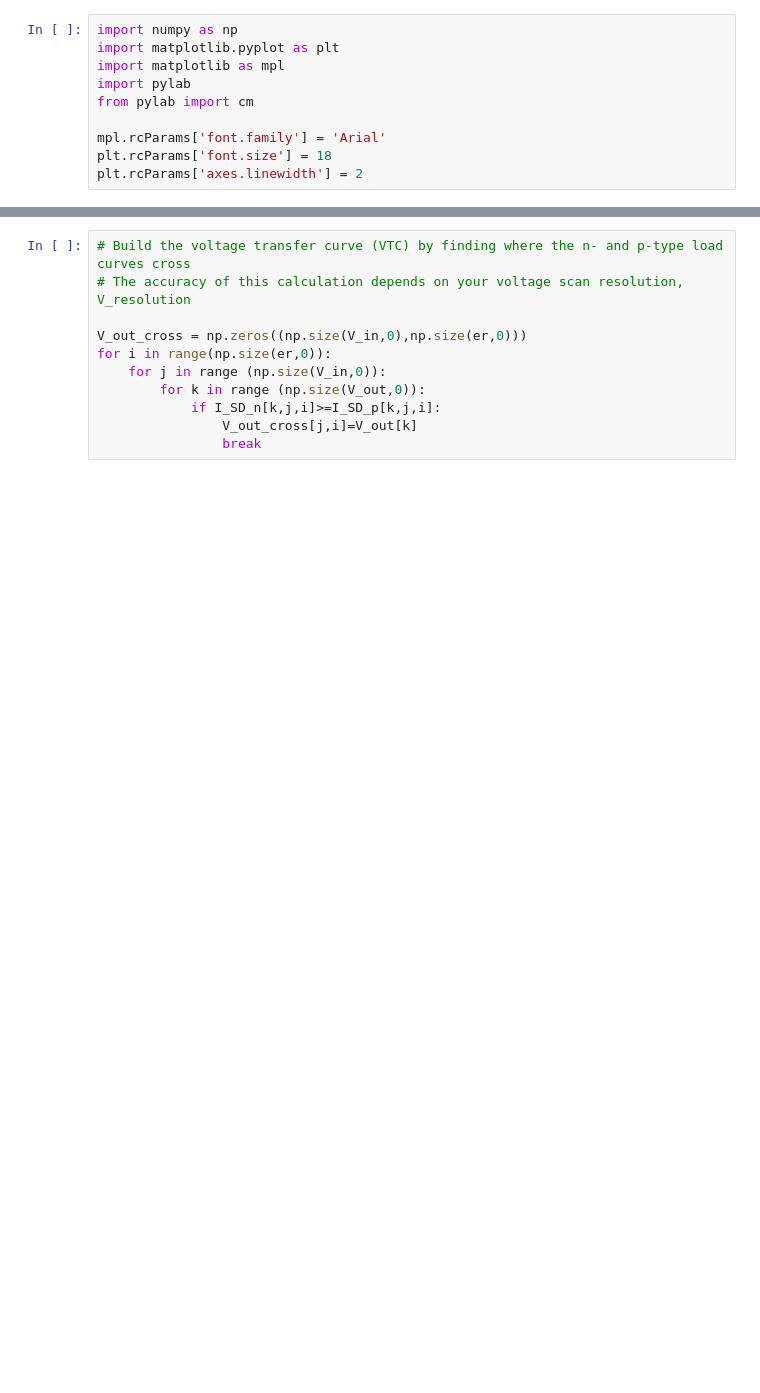
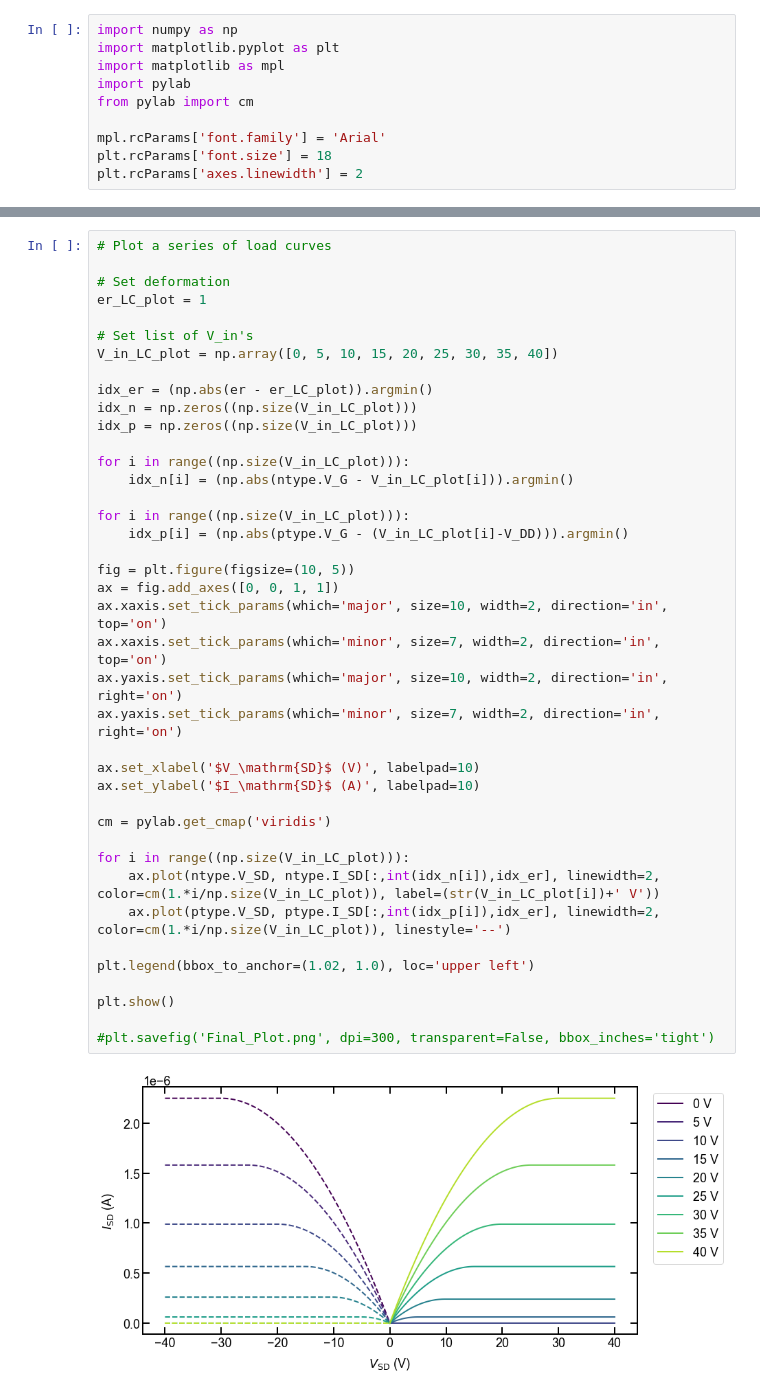
Before and after one commit to erialcuw/stretchableCircuit, a Jupyter notebook: ElasticTFT-Model-uniaxial.ipynb, the cells around one changed output, grey strips where cells are left out. Drawn from its saved outputs; the diff is of its cells as text; blank space fills up the shorter version.

```diff
--- a/ElasticTFT-Model-uniaxial.ipynb
+++ b/ElasticTFT-Model-uniaxial.ipynb
@@ -277,17 +277,48 @@ plt.show()
 #plt.savefig('Final_Plot.png', dpi=300, transparent=False, bbox_inches='tight')
 # %% [output]
 [figure]
-# %%
-# Build the voltage transfer curve (VTC) by finding where the n- and p-type load curves cross
-# The accuracy of this calculation depends on your voltage scan resolution, V_resolution
-
-V_out_cross = np.zeros((np.size(V_in,0),np.size(er,0)))
-for i in range(np.size(er,0)):
-    for j in range (np.size(V_in,0)):
-        for k in range (np.size(V_out,0)):
-            if I_SD_n[k,j,i]>=I_SD_p[k,j,i]:
-                V_out_cross[j,i]=V_out[k]
-                break
+# %%
+# Plot a series of load curves
+
+# Set deformation
+er_LC_plot = 1
+
+# Set list of V_in's
+V_in_LC_plot = np.array([0, 5, 10, 15, 20, 25, 30, 35, 40])
+
+idx_er = (np.abs(er - er_LC_plot)).argmin()
+idx_n = np.zeros((np.size(V_in_LC_plot)))
+idx_p = np.zeros((np.size(V_in_LC_plot)))
+
+for i in range((np.size(V_in_LC_plot))):
+    idx_n[i] = (np.abs(ntype.V_G - V_in_LC_plot[i])).argmin()
+
+for i in range((np.size(V_in_LC_plot))):
+    idx_p[i] = (np.abs(ptype.V_G - (V_in_LC_plot[i]-V_DD))).argmin()
+
+fig = plt.figure(figsize=(10, 5))
+ax = fig.add_axes([0, 0, 1, 1])
+ax.xaxis.set_tick_params(which='major', size=10, width=2, direction='in', top='on')
+ax.xaxis.set_tick_params(which='minor', size=7, width=2, direction='in', top='on')
+ax.yaxis.set_tick_params(which='major', size=10, width=2, direction='in', right='on')
+ax.yaxis.set_tick_params(which='minor', size=7, width=2, direction='in', right='on')
+
+ax.set_xlabel('$V_\mathrm{SD}$ (V)', labelpad=10)
+ax.set_ylabel('$I_\mathrm{SD}$ (A)', labelpad=10)
+
+cm = pylab.get_cmap('viridis')
+
+for i in range((np.size(V_in_LC_plot))):
+    ax.plot(ntype.V_SD, ntype.I_SD[:,int(idx_n[i]),idx_er], linewidth=2, color=cm(1.*i/np.size(V_in_LC_plot)), label=(str(V_in_LC_plot[i])+' V'))
+    ax.plot(ptype.V_SD, ptype.I_SD[:,int(idx_p[i]),idx_er], linewidth=2, color=cm(1.*i/np.size(V_in_LC_plot)), linestyle='--')
+
+plt.legend(bbox_to_anchor=(1.02, 1.0), loc='upper left')
+
+plt.show()
+
+#plt.savefig('Final_Plot.png', dpi=300, transparent=False, bbox_inches='tight')
+# %% [output]
+[figure, added]
 # %%
 # Plot the voltage transfer curve of the inverter vs. deformation
 
```
Also changed, not shown: parts of 22 cells of this notebook.
